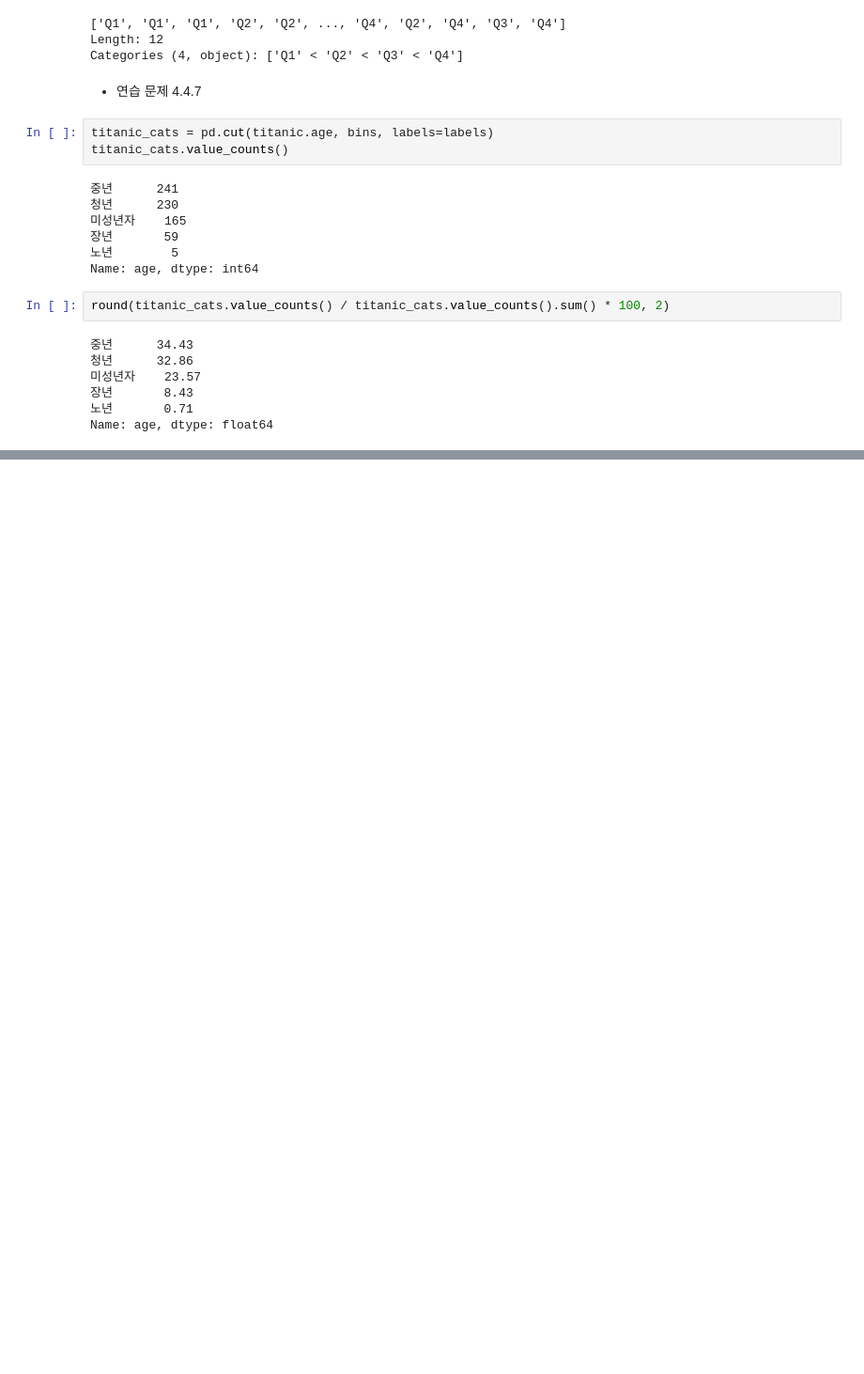
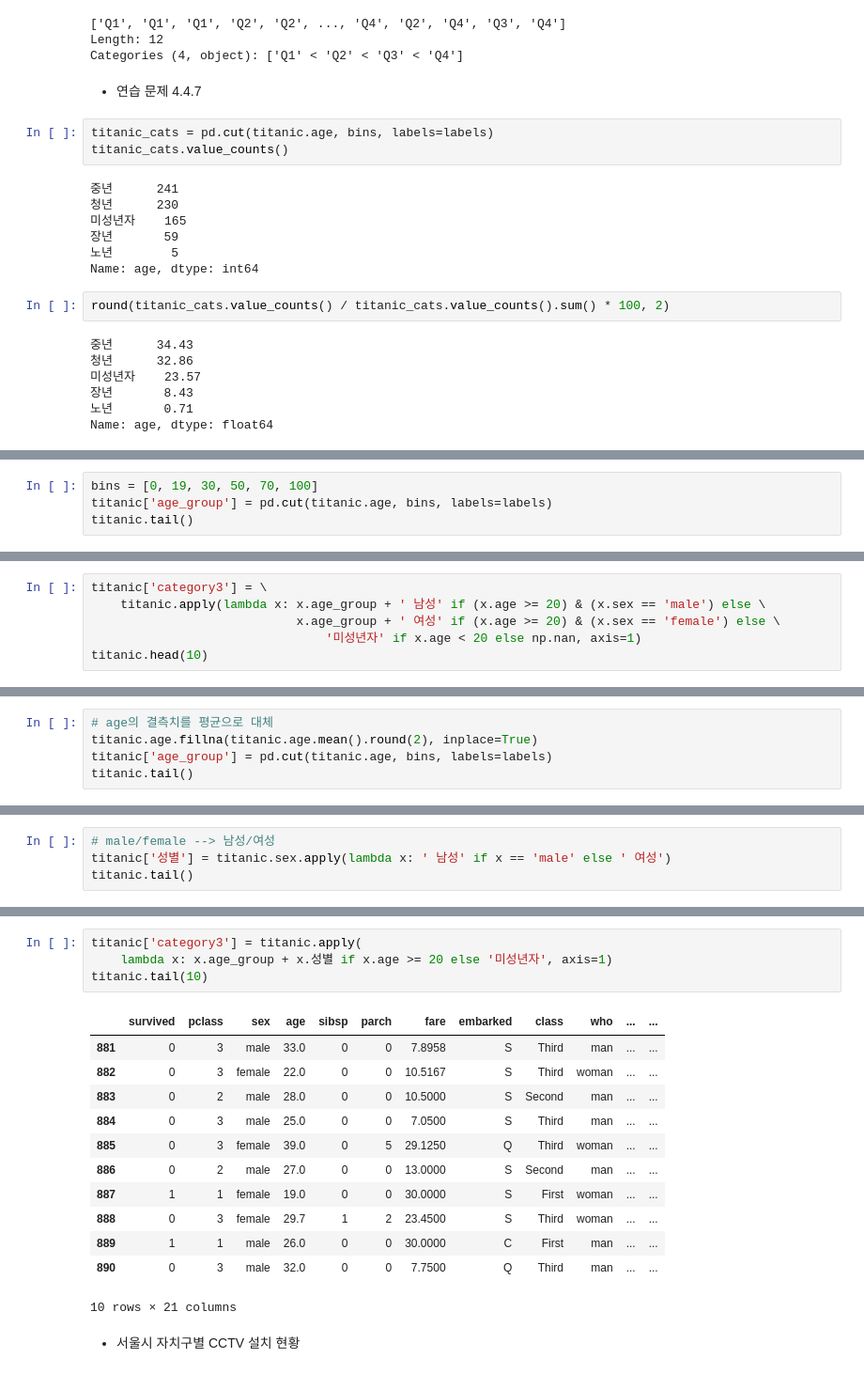
Before and after one commit to ckiekim/DataAnalysis-2023.09, a Jupyter notebook: 02.Pandas/05.데이터조작.ipynb, the cells around one changed output, grey strips where cells are left out. Shown: that part at 94% size. Drawn from its saved outputs; the diff is of its cells as text; blank space fills up the shorter version.

```diff
--- a/02.Pandas/05.데이터조작.ipynb
+++ b/02.Pandas/05.데이터조작.ipynb
@@ -566,0 +571,4 @@ Name: age, dtype: float64
+# %%
+bins = [0, 19, 30, 50, 70, 100]
+titanic['age_group'] = pd.cut(titanic.age, bins, labels=labels)
+titanic.tail()
@@ -566,0 +582,6 @@ Name: age, dtype: float64
+# %%
+titanic['category3'] = \
+    titanic.apply(lambda x: x.age_group + ' 남성' if (x.age >= 20) & (x.sex == 'male') else \
+                            x.age_group + ' 여성' if (x.age >= 20) & (x.sex == 'female') else \
+                                '미성년자' if x.age < 20 else np.nan, axis=1)
+titanic.head(10)
@@ -566,0 +600,5 @@ Name: age, dtype: float64
+# %%
+# age의 결측치를 평균으로 대체
+titanic.age.fillna(titanic.age.mean().round(2), inplace=True)
+titanic['age_group'] = pd.cut(titanic.age, bins, labels=labels)
+titanic.tail()
@@ -566,0 +612,4 @@ Name: age, dtype: float64
+# %%
+# male/female --> 남성/여성
+titanic['성별'] = titanic.sex.apply(lambda x: ' 남성' if x == 'male' else ' 여성')
+titanic.tail()
@@ -566,0 +624,19 @@ Name: age, dtype: float64
+# %%
+titanic['category3'] = titanic.apply(
+    lambda x: x.age_group + x.성별 if x.age >= 20 else '미성년자', axis=1)
+titanic.tail(10)
+# %% [output]
+|  | survived | pclass | sex | age | sibsp | parch | fare | embarked | class | who | ... | ... |
+| 881 | 0 | 3 | male | 33.0 | 0 | 0 | 7.8958 | S | Third | man | ... | ... |
+| 882 | 0 | 3 | female | 22.0 | 0 | 0 | 10.5167 | S | Third | woman | ... | ... |
+| 883 | 0 | 2 | male | 28.0 | 0 | 0 | 10.5000 | S | Second | man | ... | ... |
+| 884 | 0 | 3 | male | 25.0 | 0 | 0 | 7.0500 | S | Third | man | ... | ... |
+| 885 | 0 | 3 | female | 39.0 | 0 | 5 | 29.1250 | Q | Third | woman | ... | ... |
+| 886 | 0 | 2 | male | 27.0 | 0 | 0 | 13.0000 | S | Second | man | ... | ... |
+| 887 | 1 | 1 | female | 19.0 | 0 | 0 | 30.0000 | S | First | woman | ... | ... |
+| 888 | 0 | 3 | female | 29.7 | 1 | 2 | 23.4500 | S | Third | woman | ... | ... |
+| 889 | 1 | 1 | male | 26.0 | 0 | 0 | 30.0000 | C | First | man | ... | ... |
+| 890 | 0 | 3 | male | 32.0 | 0 | 0 | 7.7500 | Q | Third | man | ... | ... |
+10 rows × 21 columns
+# %% [markdown]
+- 서울시 자치구별 CCTV 설치 현황
```
Also changed, not shown: parts of 11 cells of this notebook, 1 other file.
